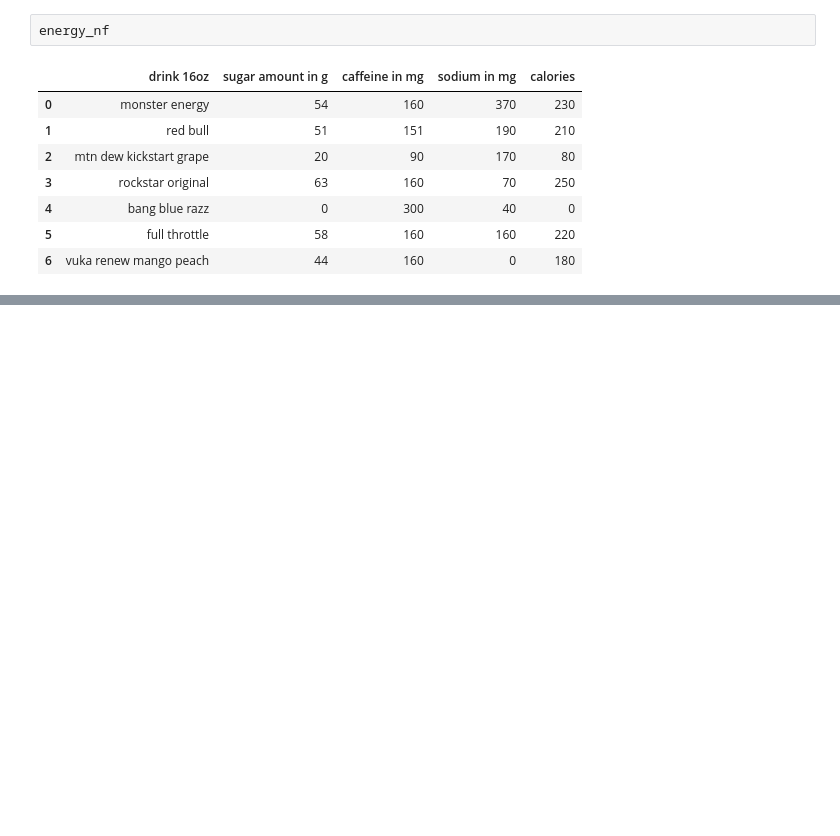
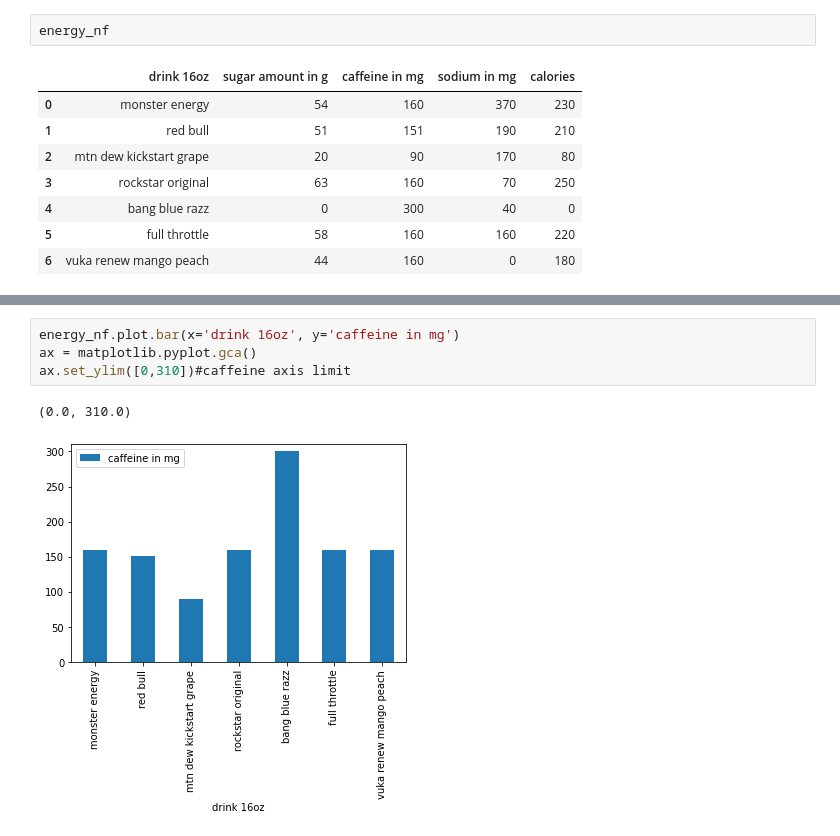
Before and after one commit to CarlosSandoval0/sugarproject, a Jupyter notebook: sugarproject6.23.21.ipynb, the cells around one changed output, grey strips where cells are left out. Saved outputs shown, nothing was run; the diff lists cells and outputs as text; blank space fills up the shorter version.

```diff
--- a/sugarproject6.23.21.ipynb
+++ b/sugarproject6.23.21.ipynb
@@ -73,0 +90,7 @@ energy_nf
+# %%
+energy_nf.plot.bar(x='drink 16oz', y='caffeine in mg')
+ax = matplotlib.pyplot.gca()
+ax.set_ylim([0,310])#caffeine axis limit
+# %% [output]
+(0.0, 310.0)
+[figure, added]
```
Also changed, not shown: parts of 3 cells of this notebook.
